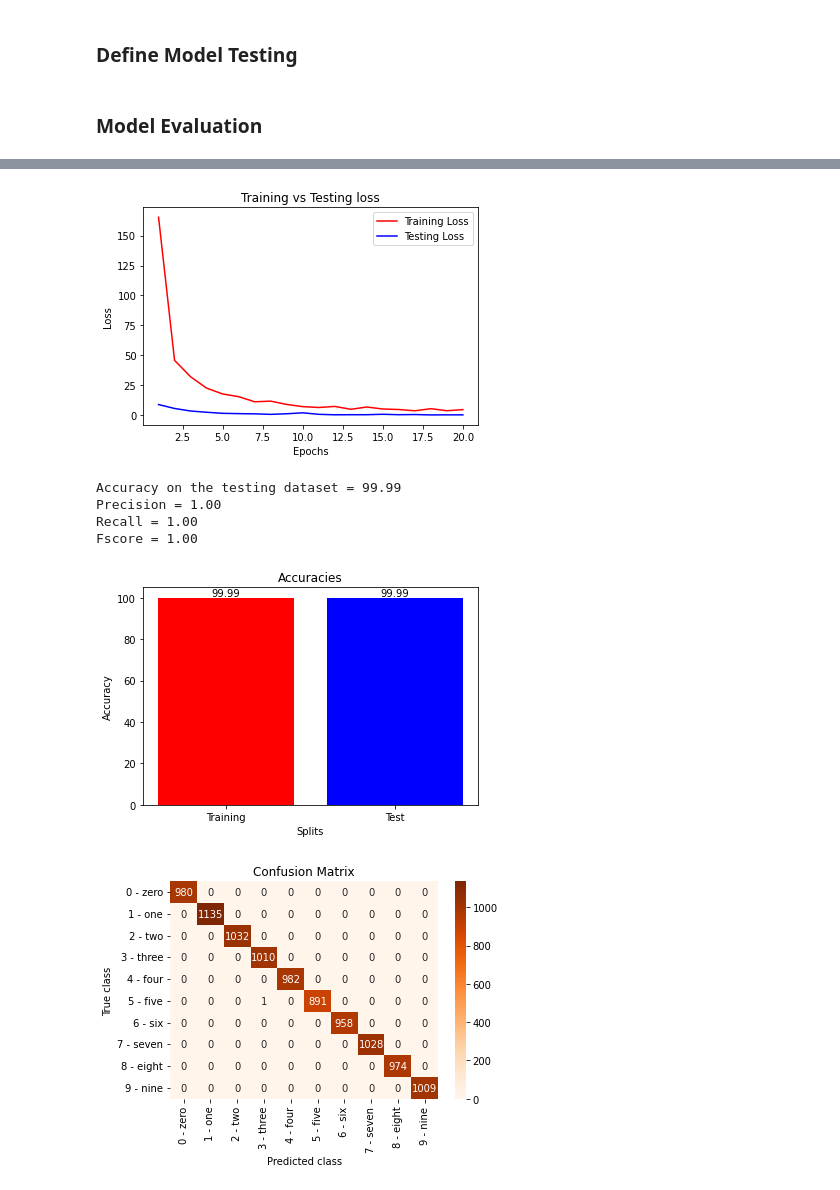
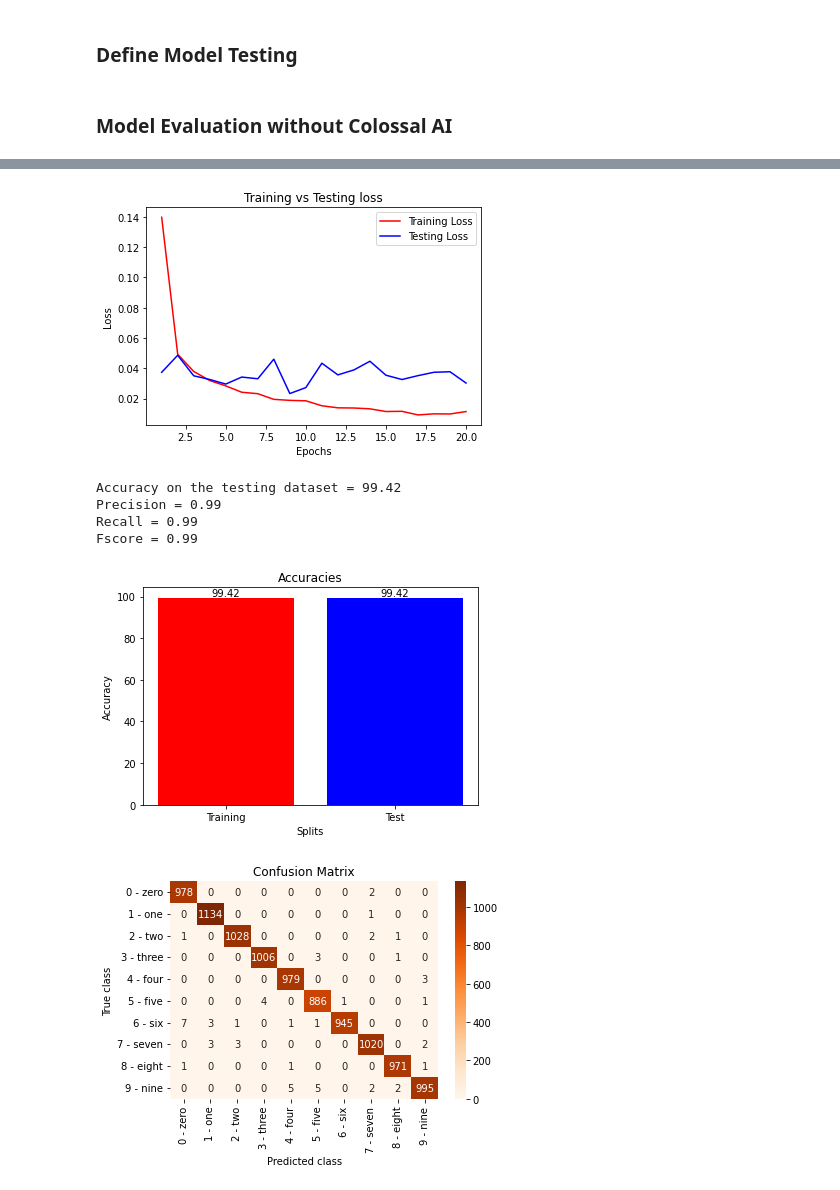
Before and after one commit to UBCSE-ngupta22/Colossal-AI, a Jupyter notebook: ngupta22_suchitni_code_demo.ipynb, the cells around one changed output, grey strips where cells are left out. Saved outputs shown, nothing was run; the diff lists cells and outputs as text; code cells hidden in the pictures.

Commit message:
Updated ColossalAI

```diff
--- a/ngupta22_suchitni_code_demo.ipynb
+++ b/ngupta22_suchitni_code_demo.ipynb
@@ -178,7 +270,3 @@ lr_scheduler = MultiStepLR(optimizer, milestones=[20, 40, 60, 80], gamma=GAMMA)
-# %%
-model, optimizer, criterion, _, lr_scheduler = booster.boost(
-    model=modelCNN, optimizer=optimizer, criterion=criterion, lr_scheduler=lr_scheduler
-)
 # %% [markdown]
 ### Define Model Training
 # %%
@@ -266,12 +361,9 @@ def modelTraining(
 # %%
 # Losses visualisation
 def LossesPlot(training_loss_plt_arr, testing_loss_plt_arr):
-    lenLoss = len(training_loss_plt_arr) + 1
-    # Plot the loss graph
-    plt.plot(range(1, lenLoss), training_loss_plt_arr,
-             label='Training Loss', color='red')
-    plt.plot(range(1, lenLoss), testing_loss_plt_arr,
-             label='Testing Loss', color='blue')
+    epochs = range(1, len(training_loss_plt_arr) + 1)
+    plt.plot(epochs, training_loss_plt_arr, label='Training Loss', color='red')
+    plt.plot(epochs, testing_loss_plt_arr, label='Testing Loss', color='blue')
     plt.xlabel('Epochs')
     plt.ylabel('Loss')
     plt.title('Training vs Testing loss')
@@ -280,11 +372,11 @@ def LossesPlot(training_loss_plt_arr, testing_loss_plt_arr):
 # %% [markdown]
 ### Define Model Testing
 # %%
-def loadersAccuracy(model, loader):
+def loadersAccuracy(model, loader, colossalAI):
 
     model.eval()
-    correct = torch.zeros(1, dtype=torch.int64, device=get_accelerator().get_current_device())
-    total = torch.zeros(1, dtype=torch.int64, device=get_accelerator().get_current_device())
+    correct = torch.zeros(1, dtype=torch.int64, device=get_accelerator().get_current_device()) if colossalAI else 0
+    total = torch.zeros(1, dtype=torch.int64, device=get_accelerator().get_current_device()) if colossalAI else 0
     trueLabels, predictedLabels = [], []
     trueLabelsROC, predictedLabelsROC = [], []
 
@@ -304,22 +396,25 @@ def loadersAccuracy(model, loader):
         trueLabelsROC.extend(labels.tolist())
         predictedLabelsROC.extend(preds.tolist())
 
-    dist.all_reduce(correct)
-    dist.all_reduce(total)
-    accuracy = (correct.item() / total.item()) * 100
+    if colossalAI:
+        dist.all_reduce(correct)
+        dist.all_reduce(total)
+        accuracy = (correct.item() / total.item()) * 100
+    else:
+        accuracy = (correct / total) * 100
 
     return accuracy, trueLabels, predictedLabels, trueLabelsROC, predictedLabelsROC
 
 
-def perfEvaluation(model, train_dataloader, test_dataloader):
+def perfEvaluation(model, train_dataloader, test_dataloader, colossalAI = False):
 
     model.eval()
 
     # Accuracies
-    test_accuracy, test_trueLabels, test_predictedLabels, test_trueLabelsROC, test_predictedLabelsROC = loadersAccuracy(model, test_dataloader)
+    test_accuracy, test_trueLabels, test_predictedLabels, test_trueLabelsROC, test_predictedLabelsROC = loadersAccuracy(model, test_dataloader, colossalAI)
     print(f"Accuracy on the testing dataset = {test_accuracy:.2f}")
 
-    train_accuracy, _, _, _, _ = loadersAccuracy(model, train_dataloader)
+    train_accuracy, _, _, _, _ = loadersAccuracy(model, train_dataloader, colossalAI)
 
     # Convert labels and predicted from list to tensor for metric calucaltions
     test_predictedLabels = torch.tensor(test_predictedLabels)
@@ -363,9 +458,15 @@ def perfEvaluation(model, train_dataloader, test_dataloader):
     metric.update(test_predictedLabelsROC, test_trueLabelsROC)
     metric.plot(score=True)
 # %% [markdown]
-### Model Evaluation
+### Model Evaluation without Colossal AI
 # %%
-training_loss_plt_arr, testing_loss_plt_arr = modelTraining(NUM_EPOCHS, model, optimizer, criterion, train_dataloader, test_dataloader, booster, coordinator)
+print("====================================")
+print("Model Evaluation without Colossal AI")
+print("====================================")
+training_loss_plt_arr, testing_loss_plt_arr = modelTraining(NUM_EPOCHS, modelVGG, optimizer,
+                                                            criterion, lr_scheduler, train_dataloader,
+                                                            test_dataloader, booster,
+                                                            coordinator, colossalAI = False)
 LossesPlot(training_loss_plt_arr, testing_loss_plt_arr)
-perfEvaluation(modelCNN, train_dataloader, test_dataloader)
+perfEvaluation(modelVGG, train_dataloader, test_dataloader, colossalAI = False)
 # %% [output]
@@ -375,8 +489,8 @@ Time to train: 5min 52sec
-[figure, old version]
+[figure, new version]
-Accuracy on the testing dataset = 99.99
-Precision = 1.00
-Recall = 1.00
-Fscore = 1.00
+Accuracy on the testing dataset = 99.42
+Precision = 0.99
+Recall = 0.99
+Fscore = 0.99
 [figure]
-[figure, old version]
+[figure, new version]
 [figure]
```
Also changed, not shown: parts of 25 cells of this notebook.
